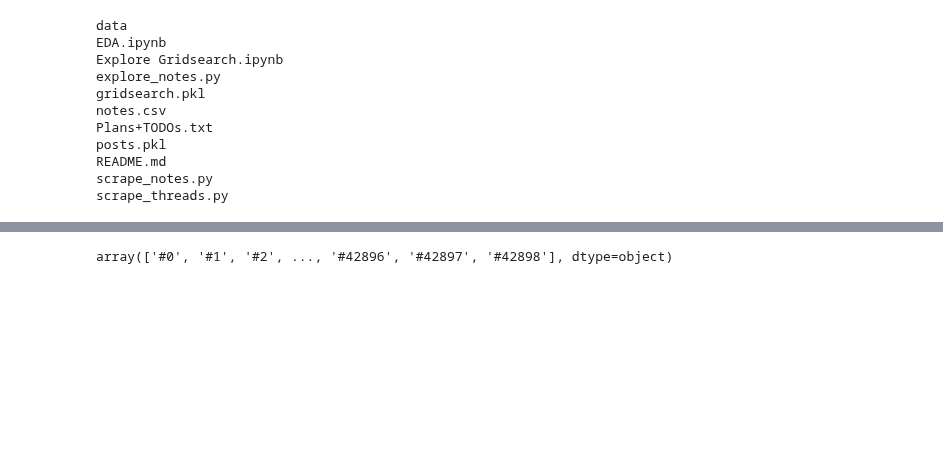
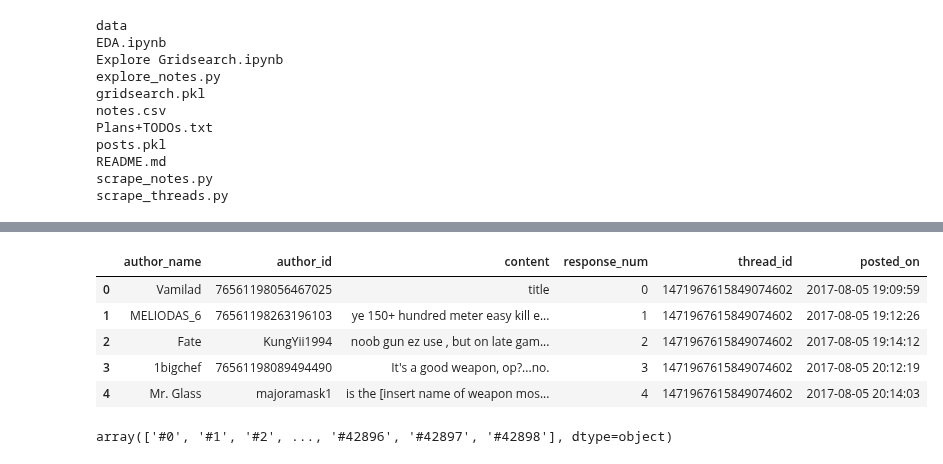
Before and after one commit to johink/Ambient, a Jupyter notebook: EDA+Modeling.ipynb, the cells around one changed output, grey strips where cells are left out. Cells and saved outputs as stored; diff of their text form; code cells hidden in the pictures; blank space fills up the shorter version.

```diff
--- a/EDA+Modeling.ipynb
+++ b/EDA+Modeling.ipynb
@@ -67,3 +99,16 @@ post_df.head()
 | 2 | ✪ Lightweight fuckboy | NickYgeorgE | NO U NERD | #2 | 364040166678331371 | 1461978191 |
 | 3 | Xen (prayforscoot2017) | cringekidnumber32323 | yes you silver | #3 | 364040166678331371 | 1461978200 |
 | 4 | ✪ Lightweight fuckboy | NickYgeorgE | NO U NERD | #4 | 364040166678331371 | 1461978245 |
+# %%
+post_df.columns = 'author_name', 'author_id', 'content', 'response_num', 'thread_id', 'posted_on'
+post_df.to_json(open("test_posts.json", 'w'), 'records')
+# %%
+post_df.reset_index(inplace = True, drop = True)
+post_df.head()
+# %% [output]
+|  | author_name | author_id | content | response_num | thread_id | posted_on |
+| 0 | Vamilad | 76561198056467025 | title | 0 | 1471967615849074602 | 2017-08-05 19:09:59 |
+| 1 | MELIODAS_6 | 76561198263196103 | ye 150+ hundred meter easy kill e... | 1 | 1471967615849074602 | 2017-08-05 19:12:26 |
+| 2 | Fate | KungYii1994 | noob gun ez use , but on late gam... | 2 | 1471967615849074602 | 2017-08-05 19:14:12 |
+| 3 | 1bigchef | 76561198089494490 | It's a good weapon, op?...no. | 3 | 1471967615849074602 | 2017-08-05 20:12:19 |
+| 4 | Mr. Glass | majoramask1 | is the [insert name of weapon mos... | 4 | 1471967615849074602 | 2017-08-05 20:14:03 |
```
Also changed, not shown: parts of 12 cells of this notebook, 1 other file.
